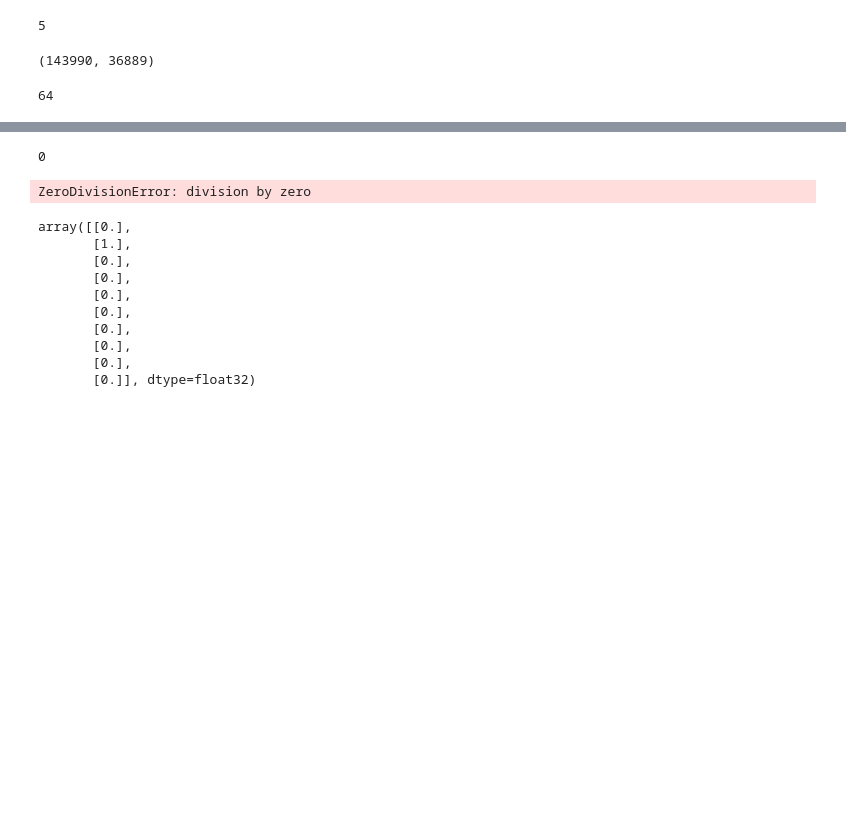
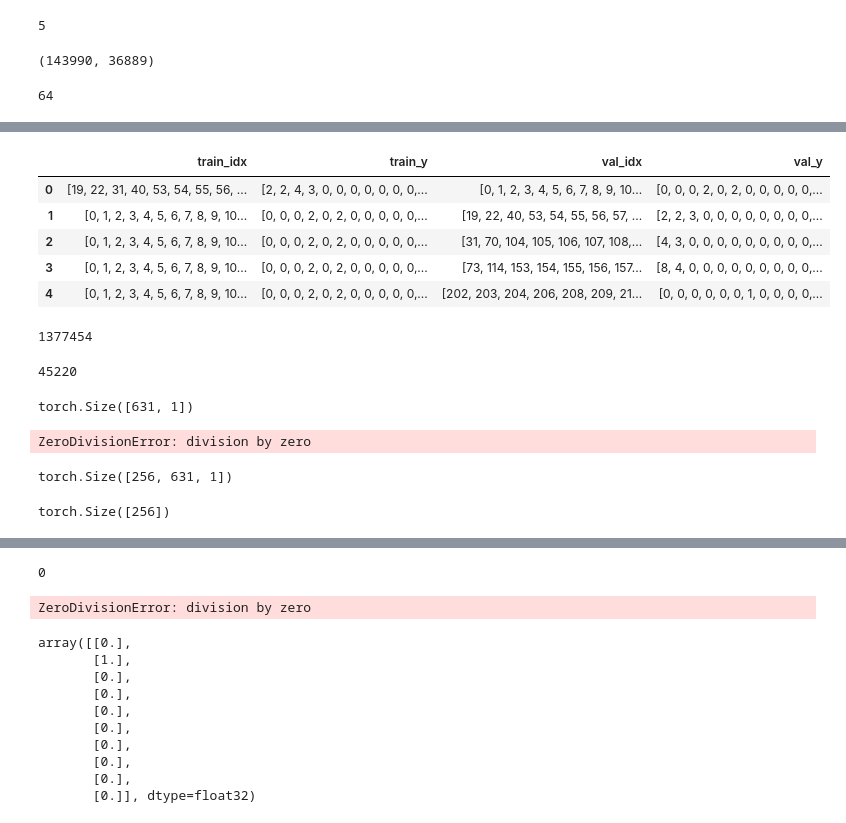
Before and after one commit to AIRI-Institute/DeepCT, a Jupyter notebook: kfold.ipynb, the cells around one changed output, grey strips where cells are left out. Saved outputs shown, nothing was run; the diff lists cells and outputs as text; code cells hidden in the pictures; blank space fills up the shorter version.

```diff
--- a/kfold.ipynb
+++ b/kfold.ipynb
@@ -186,0 +422,43 @@ n_cell_types = configs['model']['class_args']['n_cell_types']
+# %%
+res.head()#['train_idx'][0]
+# %% [output]
+|  | train_idx | train_y | val_idx | val_y |
+| 0 | [19, 22, 31, 40, 53, 54, 55, 56, ... | [2, 2, 4, 3, 0, 0, 0, 0, 0, 0, 0,... | [0, 1, 2, 3, 4, 5, 6, 7, 8, 9, 10... | [0, 0, 0, 2, 0, 2, 0, 0, 0, 0, 0,... |
+| 1 | [0, 1, 2, 3, 4, 5, 6, 7, 8, 9, 10... | [0, 0, 0, 2, 0, 2, 0, 0, 0, 0, 0,... | [19, 22, 40, 53, 54, 55, 56, 57, ... | [2, 2, 3, 0, 0, 0, 0, 0, 0, 0, 0,... |
+| 2 | [0, 1, 2, 3, 4, 5, 6, 7, 8, 9, 10... | [0, 0, 0, 2, 0, 2, 0, 0, 0, 0, 0,... | [31, 70, 104, 105, 106, 107, 108,... | [4, 3, 0, 0, 0, 0, 0, 0, 0, 0, 0,... |
+| 3 | [0, 1, 2, 3, 4, 5, 6, 7, 8, 9, 10... | [0, 0, 0, 2, 0, 2, 0, 0, 0, 0, 0,... | [73, 114, 153, 154, 155, 156, 157... | [8, 4, 0, 0, 0, 0, 0, 0, 0, 0, 0,... |
+| 4 | [0, 1, 2, 3, 4, 5, 6, 7, 8, 9, 10... | [0, 0, 0, 2, 0, 2, 0, 0, 0, 0, 0,... | [202, 203, 204, 206, 208, 209, 21... | [0, 0, 0, 0, 0, 0, 1, 0, 0, 0, 0,... |
+# %%
+len(genome_intervals_arr)
+# %% [output]
+1377454
+# %%
+len(full_dataloader)#*256
+# %% [output]
+45220
+# %%
+all_mean_targets = []
+
+for batch in tqdm(full_dataloader):
+    sequence_batch, _, targets, target_mask = batch
+    # print(targets.shape)
+    # 1/0
+    mean_target = torch.mean(targets, dim=0)
+    print(mean_target.shape)
+    1/0
+    # y_cat = pd.cut(y, 10, labels=range(10))
+    all_mean_targets.append(mean_target.numpy())
+    # retrieved_seq, retrieved_target = i
+    # print(retrieved_target)
+    # 1/0
+# %% [output]
+torch.Size([631, 1])
+ZeroDivisionError: division by zero
+# %%
+targets.shape
+# %% [output]
+torch.Size([256, 631, 1])
+# %%
+torch.mean(targets, dim=1).flatten().shape
+# %% [output]
+torch.Size([256])
```
Also changed, not shown: parts of 53 cells of this notebook, 5 other files.
